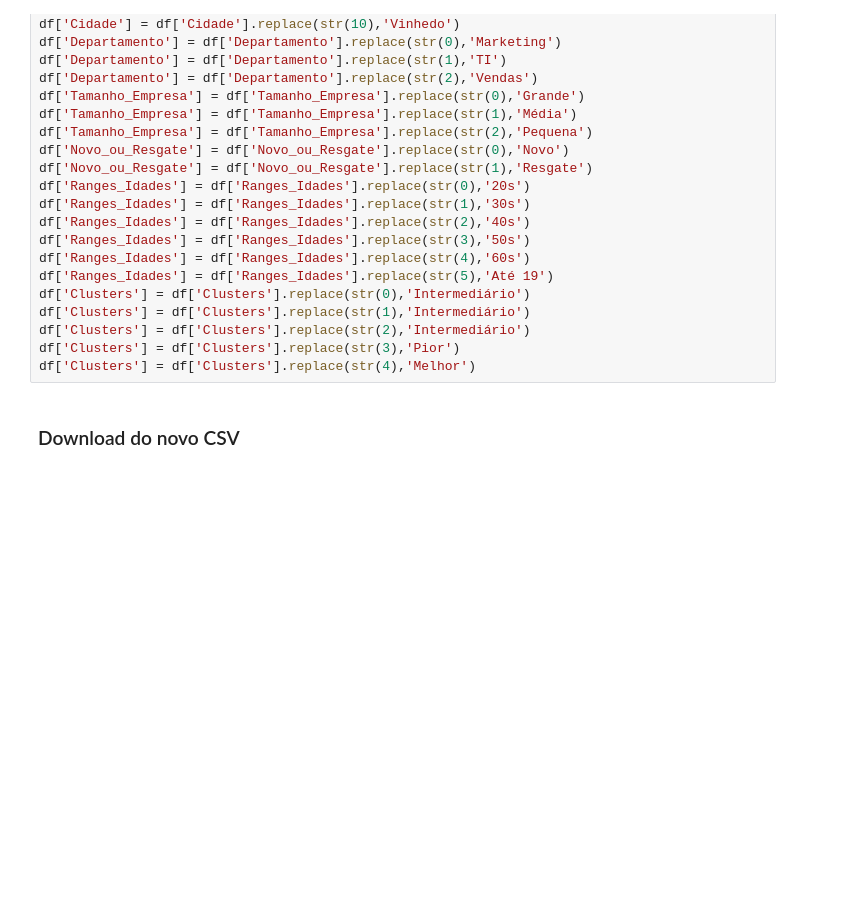
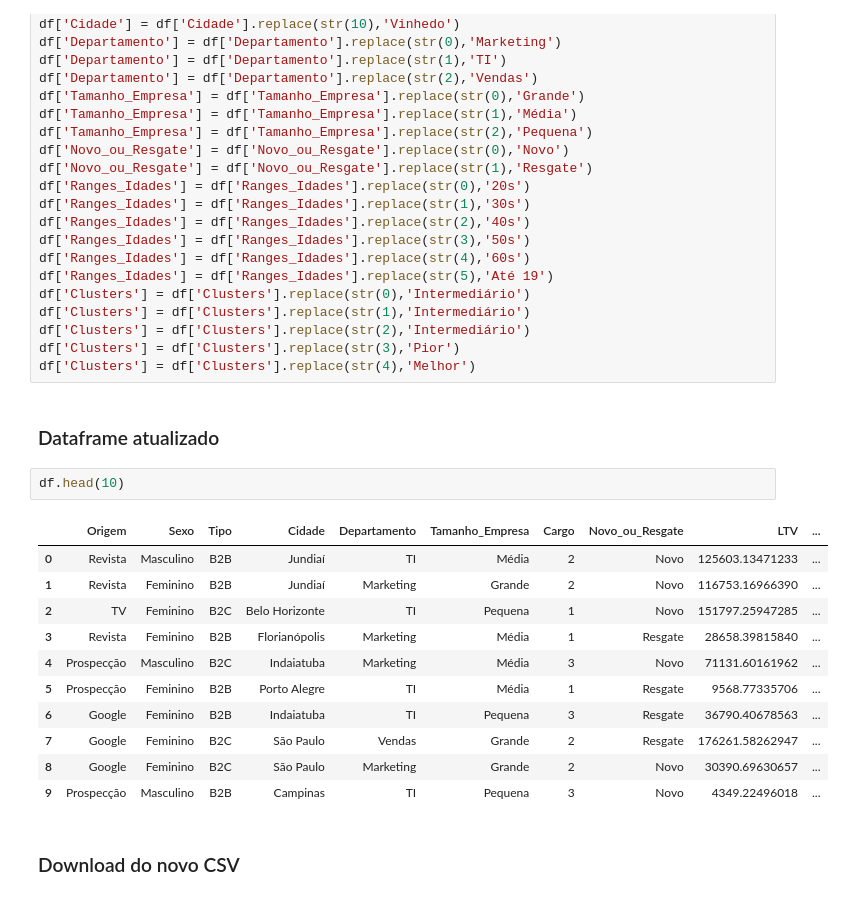
Before and after one commit to data-science101/K-Means-Clustering-Clientes, a Jupyter notebook: main.ipynb, the cells around one changed output. Cells and saved outputs as stored; diff of their text form; blank space fills up the shorter version.

```diff
--- a/main.ipynb
+++ b/main.ipynb
@@ -849,6 +849,22 @@ df['Clusters'] = df['Clusters'].replace(str(1),'Intermediário')
 df['Clusters'] = df['Clusters'].replace(str(2),'Intermediário')
 df['Clusters'] = df['Clusters'].replace(str(3),'Pior')
 df['Clusters'] = df['Clusters'].replace(str(4),'Melhor')
+# %% [markdown]
+### Dataframe atualizado
+# %%
+df.head(10)
+# %% [output]
+|  | Origem | Sexo | Tipo | Cidade | Departamento | Tamanho_Empresa | Cargo | Novo_ou_Resgate | LTV | ... |
+| 0 | Revista | Masculino | B2B | Jundiaí | TI | Média | 2 | Novo | 125603.13471233 | ... |
+| 1 | Revista | Feminino | B2B | Jundiaí | Marketing | Grande | 2 | Novo | 116753.16966390 | ... |
+| 2 | TV | Feminino | B2C | Belo Horizonte | TI | Pequena | 1 | Novo | 151797.25947285 | ... |
+| 3 | Revista | Feminino | B2B | Florianópolis | Marketing | Média | 1 | Resgate | 28658.39815840 | ... |
+| 4 | Prospecção | Masculino | B2C | Indaiatuba | Marketing | Média | 3 | Novo | 71131.60161962 | ... |
+| 5 | Prospecção | Feminino | B2B | Porto Alegre | TI | Média | 1 | Resgate | 9568.77335706 | ... |
+| 6 | Google | Feminino | B2B | Indaiatuba | TI | Pequena | 3 | Resgate | 36790.40678563 | ... |
+| 7 | Google | Feminino | B2C | São Paulo | Vendas | Grande | 2 | Resgate | 176261.58262947 | ... |
+| 8 | Google | Feminino | B2C | São Paulo | Marketing | Grande | 2 | Novo | 30390.69630657 | ... |
+| 9 | Prospecção | Masculino | B2B | Campinas | TI | Pequena | 3 | Novo | 4349.22496018 | ... |
 # %% [markdown]
 ### Download do novo CSV
 # %%
```
